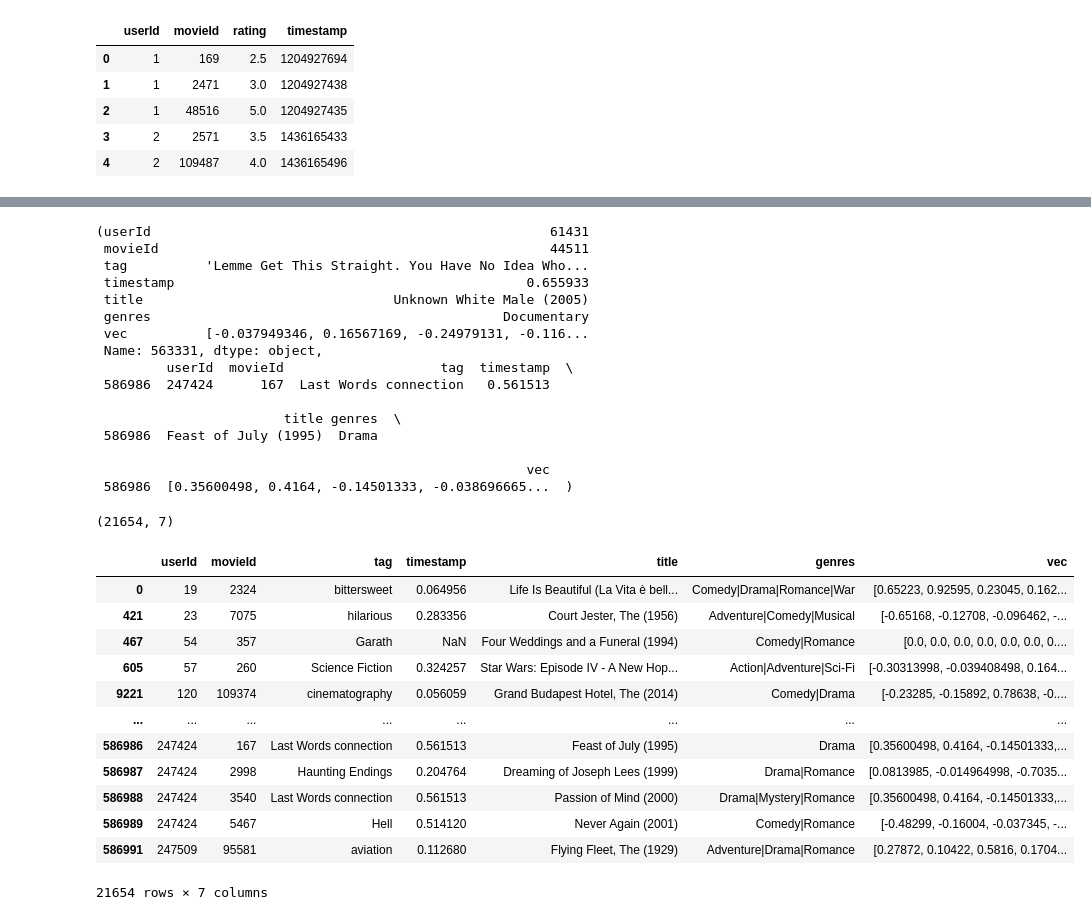
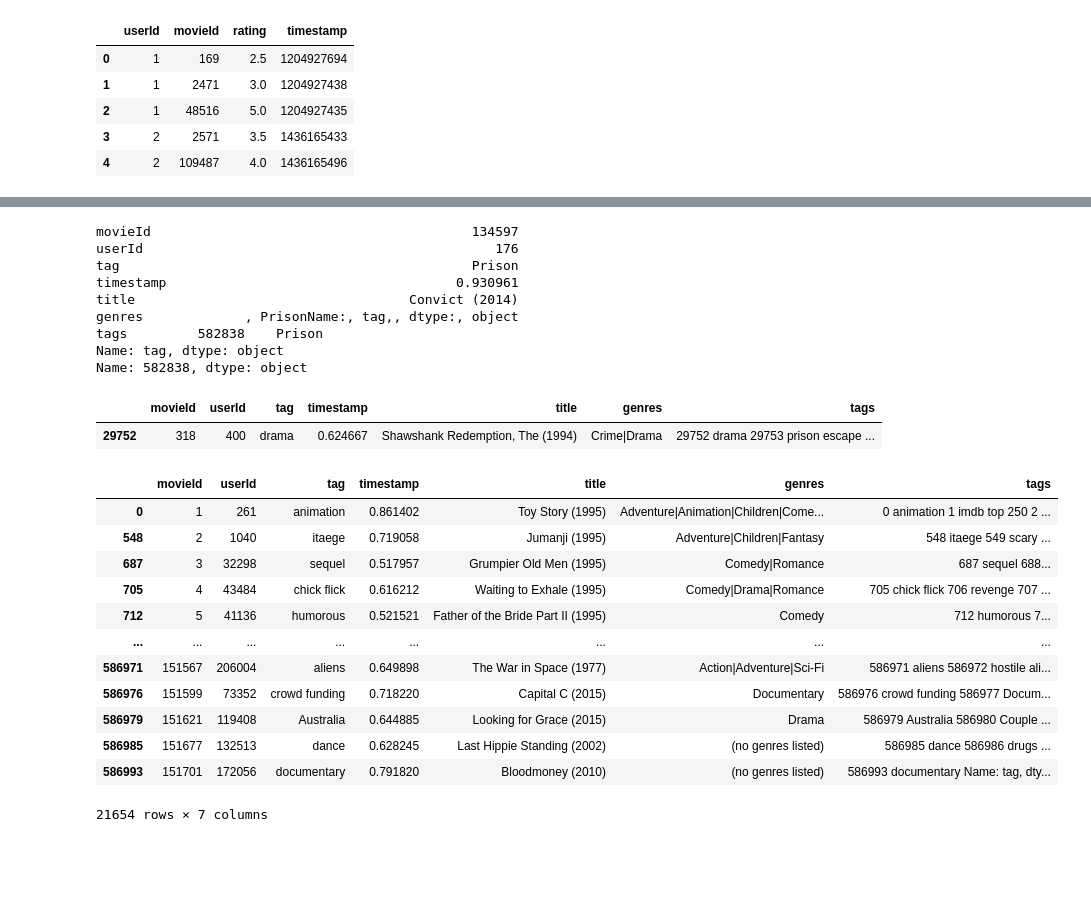
Before and after one commit to halujeff5/Movie_Rec_Sys_Spacy, a Jupyter notebook: First_NB.ipynb, the cells around one changed output, grey strips where cells are left out. Saved outputs shown, nothing was run; the diff lists cells and outputs as text; code cells hidden in the pictures; blank space fills up the shorter version.

```diff
--- a/First_NB.ipynb
+++ b/First_NB.ipynb
@@ -52,0 +128,2 @@ df3.head()
+# %%
+work.genres=[str(x) for x in work.tags[:]]
@@ -52,0 +135,8 @@ df3.head()
+# %%
+
+
+work.genres=[re.sub(r"\d+", ' ', x) for x in work.genres[:]]
+# %%
+work.genres=[re.sub(r"\n", '', x) for x in work.genres[:]]
+# %%
+work.genres=[re.sub(r"\s+", ', ', x) for x in work.genres[:]]
@@ -137,21 +205,15 @@ df5.timestamp.sort_values(ascending=False)[0:7]
 Name: timestamp, dtype: float32
 # %%
-df5.loc[563331], df5[df5['title']=='Feast of July (1995)']
+#finding out what movies are returned
+work.loc[582838]
 # %% [output]
-(userId                                                   61431
- movieId                                                  44511
- tag          'Lemme Get This Straight. You Have No Idea Who...
- timestamp                                             0.655933
- title                                Unknown White Male (2005)
- genres                                             Documentary
- vec          [-0.037949346, 0.16567169, -0.24979131, -0.116...
- Name: 563331, dtype: object,
-         userId  movieId                    tag  timestamp  \
- 586986  247424      167  Last Words connection   0.561513
-
-                        title genres  \
- 586986  Feast of July (1995)  Drama
-
-                                                       vec
- 586986  [0.35600498, 0.4164, -0.14501333, -0.038696665...  )
+movieId                                         134597
+userId                                             176
+tag                                             Prison
+timestamp                                     0.930961
+title                                   Convict (2014)
+genres             , PrisonName:, tag,, dtype:, object
+tags         582838    Prison
+Name: tag, dtype: object
+Name: 582838, dtype: object
 # %%
@@ -159,20 +222,21 @@ df5.drop_duplicates(subset='movieId', inplace=True)
 # %%
-df5.shape
+work[work.title=='Shawshank Redemption, The (1994)']
 # %% [output]
-(21654, 7)
+|  | movieId | userId | tag | timestamp | title | genres | tags |
+| 29752 | 318 | 400 | drama | 0.624667 | Shawshank Redemption, The (1994) | Crime|Drama | 29752 drama 29753 prison escape ... |
 # %%
-df5
+work
 # %% [output]
-|  | userId | movieId | tag | timestamp | title | genres | vec |
-| 0 | 19 | 2324 | bittersweet | 0.064956 | Life Is Beautiful (La Vita è bell... | Comedy|Drama|Romance|War | [0.65223, 0.92595, 0.23045, 0.162... |
-| 421 | 23 | 7075 | hilarious | 0.283356 | Court Jester, The (1956) | Adventure|Comedy|Musical | [-0.65168, -0.12708, -0.096462, -... |
-| 467 | 54 | 357 | Garath | NaN | Four Weddings and a Funeral (1994) | Comedy|Romance | [0.0, 0.0, 0.0, 0.0, 0.0, 0.0, 0.... |
-| 605 | 57 | 260 | Science Fiction | 0.324257 | Star Wars: Episode IV - A New Hop... | Action|Adventure|Sci-Fi | [-0.30313998, -0.039408498, 0.164... |
-| 9221 | 120 | 109374 | cinematography | 0.056059 | Grand Budapest Hotel, The (2014) | Comedy|Drama | [-0.23285, -0.15892, 0.78638, -0.... |
+|  | movieId | userId | tag | timestamp | title | genres | tags |
+| 0 | 1 | 261 | animation | 0.861402 | Toy Story (1995) | Adventure|Animation|Children|Come... | 0 animation 1 imdb top 250 2 ... |
+| 548 | 2 | 1040 | itaege | 0.719058 | Jumanji (1995) | Adventure|Children|Fantasy | 548 itaege 549 scary ... |
+| 687 | 3 | 32298 | sequel | 0.517957 | Grumpier Old Men (1995) | Comedy|Romance | 687 sequel 688... |
+| 705 | 4 | 43484 | chick flick | 0.616212 | Waiting to Exhale (1995) | Comedy|Drama|Romance | 705 chick flick 706 revenge 707 ... |
+| 712 | 5 | 41136 | humorous | 0.521521 | Father of the Bride Part II (1995) | Comedy | 712 humorous 7... |
 | ... | ... | ... | ... | ... | ... | ... | ... |
-| 586986 | 247424 | 167 | Last Words connection | 0.561513 | Feast of July (1995) | Drama | [0.35600498, 0.4164, -0.14501333,... |
-| 586987 | 247424 | 2998 | Haunting Endings | 0.204764 | Dreaming of Joseph Lees (1999) | Drama|Romance | [0.0813985, -0.014964998, -0.7035... |
-| 586988 | 247424 | 3540 | Last Words connection | 0.561513 | Passion of Mind (2000) | Drama|Mystery|Romance | [0.35600498, 0.4164, -0.14501333,... |
-| 586989 | 247424 | 5467 | Hell | 0.514120 | Never Again (2001) | Comedy|Romance | [-0.48299, -0.16004, -0.037345, -... |
-| 586991 | 247509 | 95581 | aviation | 0.112680 | Flying Fleet, The (1929) | Adventure|Drama|Romance | [0.27872, 0.10422, 0.5816, 0.1704... |
+| 586971 | 151567 | 206004 | aliens | 0.649898 | The War in Space (1977) | Action|Adventure|Sci-Fi | 586971 aliens 586972 hostile ali... |
+| 586976 | 151599 | 73352 | crowd funding | 0.718220 | Capital C (2015) | Documentary | 586976 crowd funding 586977 Docum... |
+| 586979 | 151621 | 119408 | Australia | 0.644885 | Looking for Grace (2015) | Drama | 586979 Australia 586980 Couple ... |
+| 586985 | 151677 | 132513 | dance | 0.628245 | Last Hippie Standing (2002) | (no genres listed) | 586985 dance 586986 drugs ... |
+| 586993 | 151701 | 172056 | documentary | 0.791820 | Bloodmoney (2010) | (no genres listed) | 586993 documentary Name: tag, dty... |
 21654 rows × 7 columns
```
Also changed, not shown: parts of 34 cells of this notebook.
